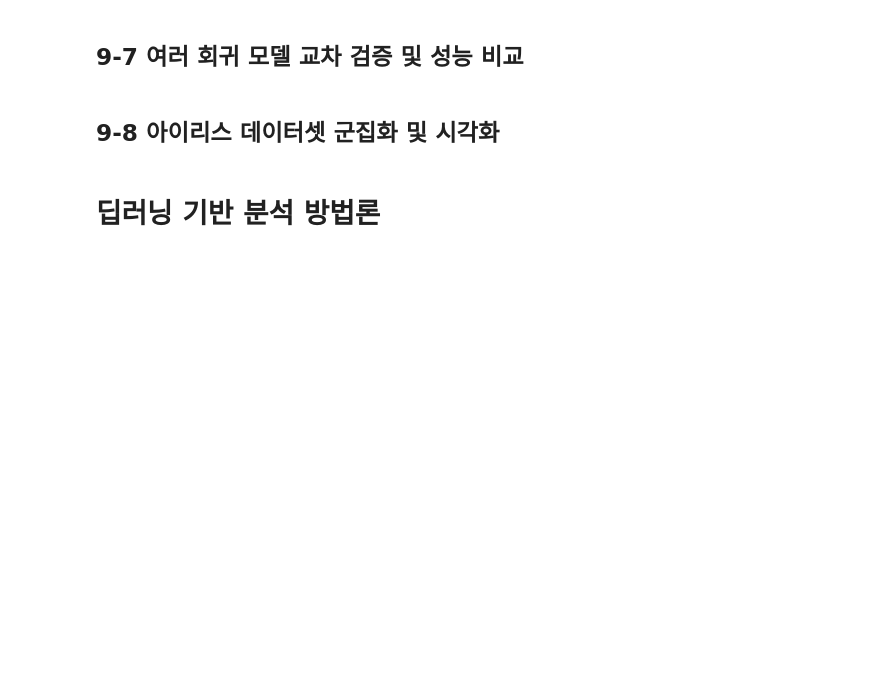
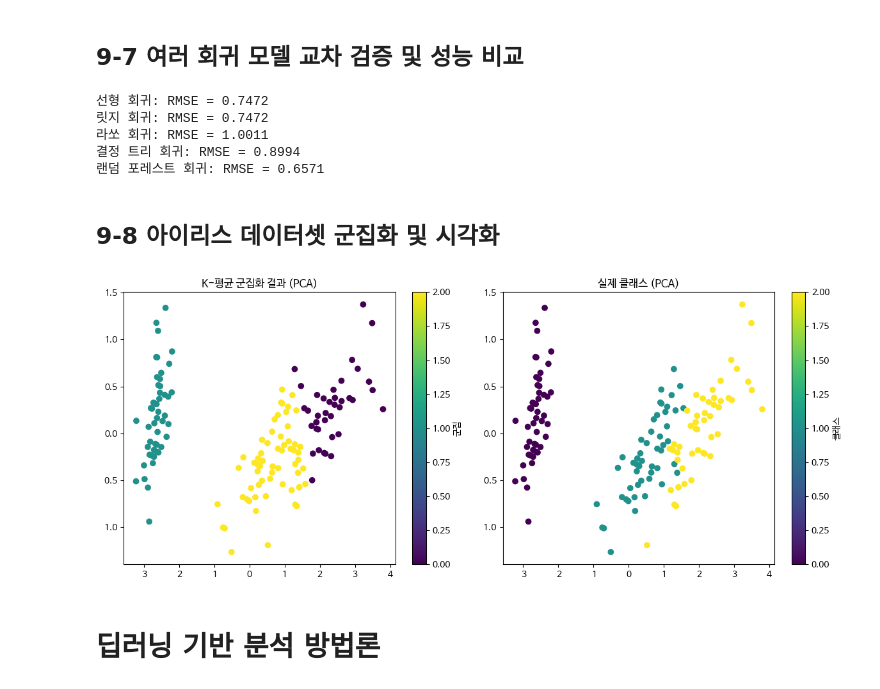
Before and after one commit to minami-cs/Data-Analysis-with-Open-Source, a Jupyter notebook: 오픈소스_데이터_분석_9강.ipynb, the cells around one changed output. Drawn from its saved outputs; the diff is of its cells as text; code cells hidden in the pictures; blank space fills up the shorter version.

```diff
--- a/오픈소스_데이터_분석_9강.ipynb
+++ b/오픈소스_데이터_분석_9강.ipynb
@@ -256,6 +292,7 @@ for name, model in models.items():
 # %% [markdown]
 ## 9-7 여러 회귀 모델 교차 검증 및 성능 비교
 # %%
+# 회귀 모델은 앞으로의 값을 예측하는 데 사용 ex. 주가예측, 부동산 예측
 from sklearn.linear_model import LinearRegression, Ridge, Lasso
 from sklearn.tree import DecisionTreeRegressor
 from sklearn.ensemble import RandomForestRegressor
@@ -269,48 +306,68 @@ X = california.data
 y = california.target
 
 ## 다양한 회귀 모델 정의
+# 여러 회귀 모델로 교차 검증하여 가장 나은 모델 선택 가능
 models = {
+    '선형 회귀': LinearRegression(),
+    '릿지 회귀': Ridge(),
+    '라쏘 회귀': Lasso(),
+    '결정 트리 회귀': DecisionTreeRegressor(),
+    '랜덤 포레스트 회귀': RandomForestRegressor()   # 랜덤 포레스트는 시간이 많이 소요됨
 }
 
 ## 각 모델별 교차 검증 수행 및 RMSE 출력
 for name, model in models.items():
     ## 5-폴드 교차 검증으로 MSE(평균 제곱 오차) 계산
-    scores = cross_val_score(model, X, y, cv=5, scoring='neg_mean_squared_error')
+    scores = cross_val_score(model, X, y, cv=5, scoring='neg_mean_squared_error')   # 회귀모델은 맞고 틀림을 알 수 없으므로 평균 오차발생률로 판단 가능 (값이 낮을수록 좋다)
     rmse = (-scores.mean()) ** 0.5 ## MSE를 RMSE로 변환
     print(f"{name}: RMSE = {rmse:.4f}")
+# %% [output]
+선형 회귀: RMSE = 0.7472
+릿지 회귀: RMSE = 0.7472
+라쏘 회귀: RMSE = 1.0011
+결정 트리 회귀: RMSE = 0.8994
+랜덤 포레스트 회귀: RMSE = 0.6571
 # %% [markdown]
 ## 9-8 아이리스 데이터셋 군집화 및 시각화
 # %%
 from sklearn.cluster import KMeans, DBSCAN
 from sklearn.decomposition import PCA
 import matplotlib.pyplot as plt
 from sklearn.datasets import load_iris
 
 ## 아이리스 데이터셋 로드
 iris = load_iris()
 X = iris.data
 y = iris.target
 
 ## K-평균 군집화 수행
+kmeans = KMeans(n_clusters=3)   # 3개의 클러스터로 나누기
+cluster_labels = kmeans.fit_predict(X) # X 안의 값들을 3개의 클러스터로
 
 ## PCA를 이용한 차원 축소 (2차원)
+pda = PCA(n_components=2)   # 2차원으로 축소
+X_pca = pda.fit_transform(X)
 
 ## 군집화 결과 및 실제 클래스 시각화
 plt.figure(figsize=(12, 5))
 
 ## K-평균 군집화 결과 시각화
 plt.subplot(1, 2, 1)
 scatter = plt.scatter(X_pca[:, 0], X_pca[:, 1], c=cluster_labels, cmap='viridis')
 plt.title('K-평균 군집화 결과 (PCA)')
 plt.colorbar(scatter, label='군집')
 
 ## 실제 클래스 시각화
 plt.subplot(1, 2, 2)
 scatter = plt.scatter(X_pca[:, 0], X_pca[:, 1], c=y, cmap='viridis')
 plt.title('실제 클래스 (PCA)')
 plt.colorbar(scatter, label='클래스')
 plt.tight_layout()
 plt.show()
+
+# 결과물을 보면 첫 번쨰 그룹은 잘 나누어졌으나, 두 번째와 세 번째 그룹은 사전지식 없이 나눈 것이므로 명확하진 않음
+# %% [output]
+[figure, added]
 # %% [markdown]
 # 딥러닝 기반 분석 방법론
 # %% [markdown]
```
Also changed, not shown: parts of 6 cells of this notebook.
